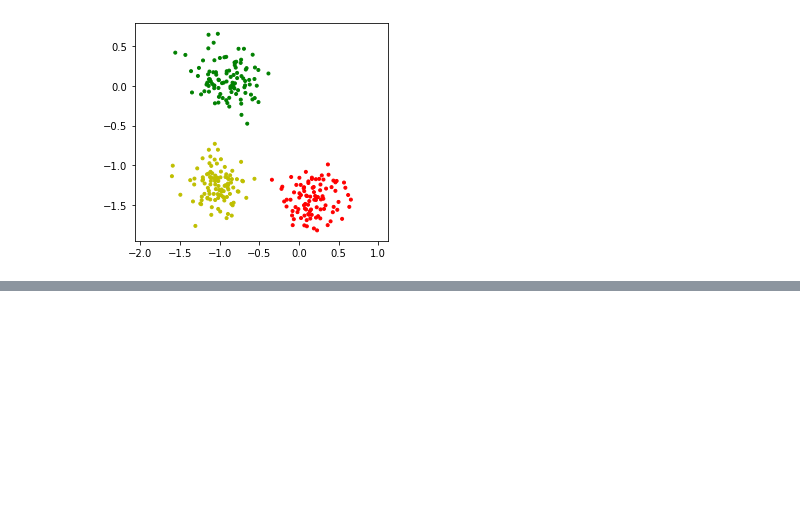
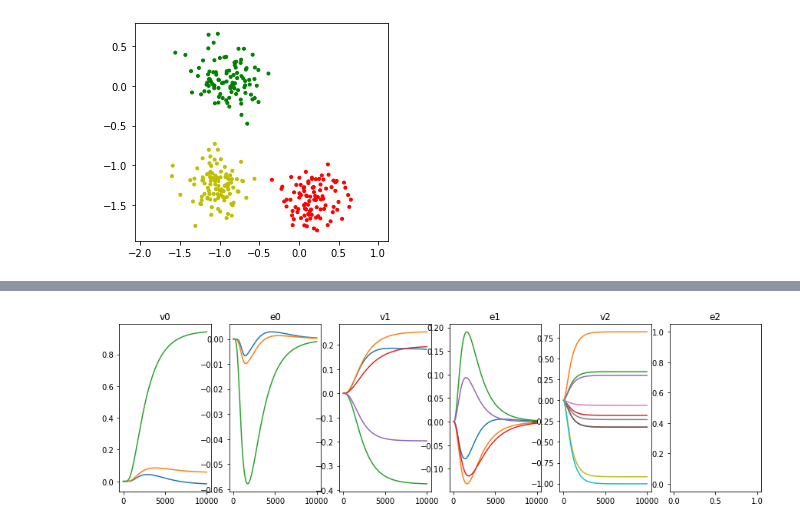
Before and after one commit to jorchard/peBogacz, a Jupyter notebook: python/10-5-3_demo.ipynb, the cells around one changed output, grey strips where cells are left out. Saved outputs shown, nothing was run; the diff lists cells and outputs as text; code cells hidden in the pictures; blank space fills up the shorter version.

Commit message:
Investigating how decay affects training

```diff
--- a/python/10-5-3_demo.ipynb
+++ b/python/10-5-3_demo.ipynb
@@ -194,0 +201,20 @@ net0.layers[1].e
+# %%
+netx = net0
+netx.Reset()
+
+netx.layers[0].Probe(True)
+netx.layers[1].Probe(True)
+netx.layers[2].Probe(True)
+#mu0 = netx.Generate(5., torch.tensor(A[0,:]+some_noise/1.).float(), dt=0.001)
+mu0 = netx.Generate(10., train[1][0:1], dt=0.001)
+# %%
+plt.figure(figsize=(15,4)); p = 6;
+plt.subplot(1,p,1); plt.plot( netx.layers[0].v_history );
+plt.title('v0')
+plt.subplot(1,p,2); plt.plot(netx.layers[0].e_history); plt.title('e0')
+plt.subplot(1,p,3); plt.plot(netx.layers[1].v_history); plt.title('v1')
+plt.subplot(1,p,4); plt.plot(netx.layers[1].e_history); plt.title('e1')
+plt.subplot(1,p,5); plt.plot(netx.layers[2].v_history); plt.title('v2')
+plt.subplot(1,p,6); plt.plot(netx.layers[2].e_history); plt.title('e2');
+# %% [output]
+[figure, added]
```
Also changed, not shown: parts of 4 cells of this notebook, 6 other files.
